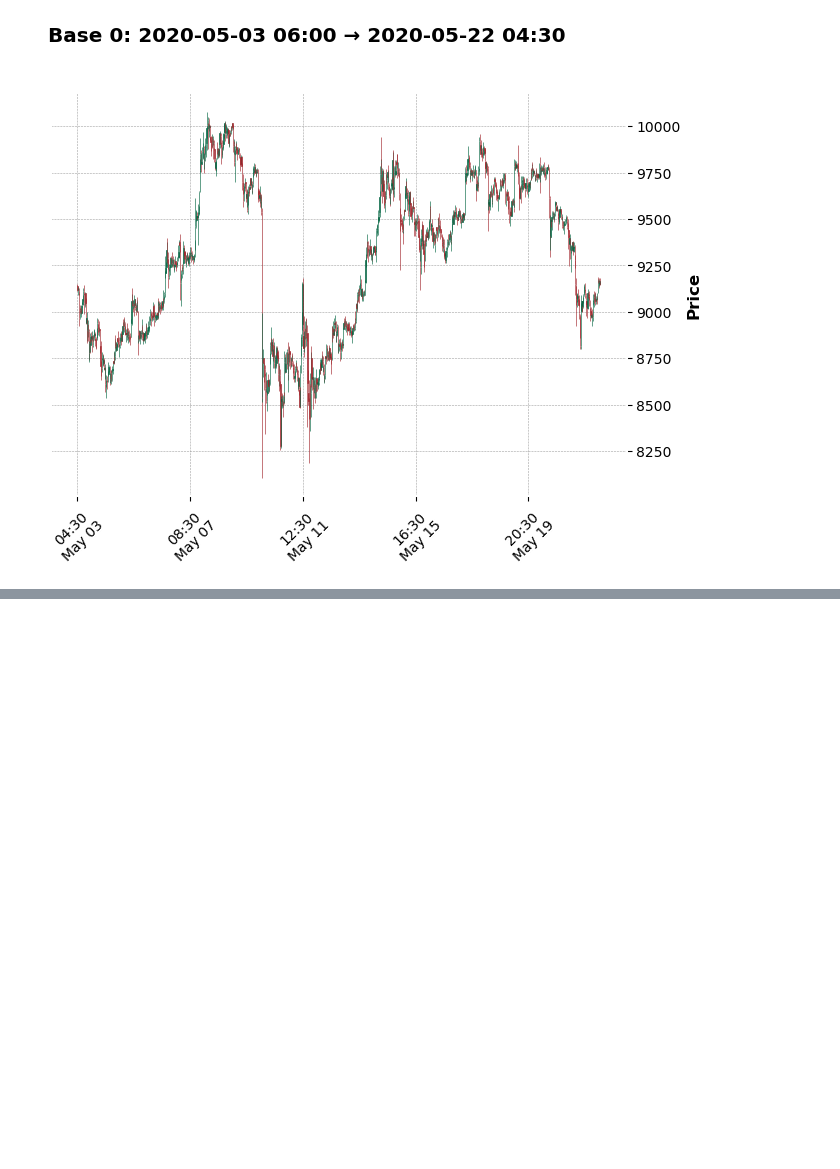
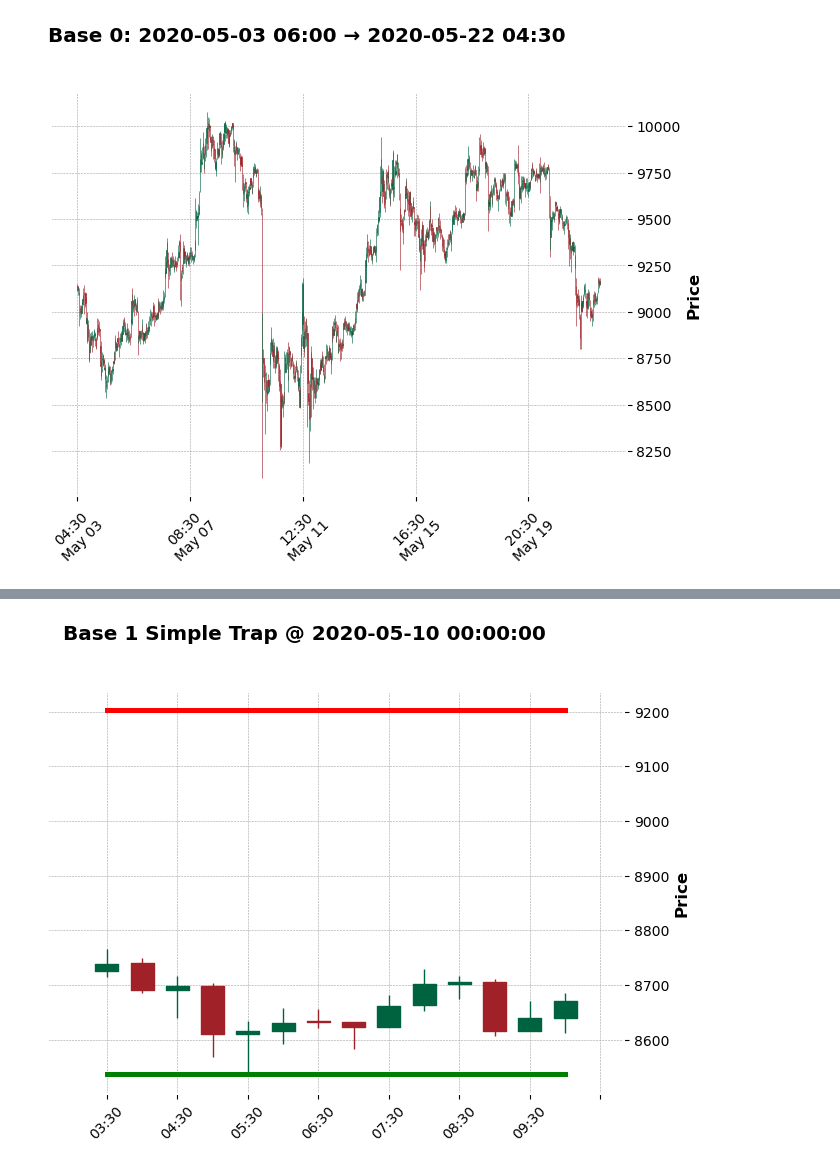
Before and after one commit to SarthakThakur0097/Crypto-analysis, a Jupyter notebook: main.ipynb, the cells around one changed output, grey strips where cells are left out. Saved outputs shown, nothing was run; the diff lists cells and outputs as text; code cells hidden in the pictures; blank space fills up the shorter version.

```diff
--- a/main.ipynb
+++ b/main.ipynb
@@ -872,0 +1211,80 @@ NameError: name 'bases' is not defined
+# %%
+# ─────────────────────────────────────────────────────────────────────────────
+# Jupyter cell: Simple Dip+Re‑entry Trap Scan & Plot (fixed with guard)
+# ─────────────────────────────────────────────────────────────────────────────
+
+import numpy as np
+import pandas as pd
+import mplfinance as mpf
+from modules.base_zone_detector import BaseZoneDetector
+
+# 1) Assume `df` is your 30 m BTC DataFrame with a datetime index,
+#    and open/high/low/close columns present.
+
+# 2) Detect bases
+bzd   = BaseZoneDetector(lookback_bars=6, equal_low_tol=0.001, min_pivots=2)
+bases = bzd.detect_bases(df)
+print(f"🔍 Scanning {len(bases)} bases for simple dip+re‑entry traps…")
+
+# 3) Find “dip + close back in” with tol=0.005
+tol   = 0.005
+found = []
+for pid, base in enumerate(bases):
+    low  = base['base_low']
+    endp = base['end_idx']
+    post = df.iloc[endp+1:]
+    mask = (post['low'] <= low * (1+tol)) & (post['close'] >= low)
+    if mask.any():
+        found.append((pid, post.index[mask][0]))
+
+print(f"✅ Found {len(found)} traps out of {len(bases)} bases.")
+if not found:
+    raise RuntimeError("No simple traps detected. Try increasing tol or changing lookback_bars.")
+
+# 4) Inspect the first hit
+pid, ts = found[0]
+base    = bases[pid]
+s, e    = base['start_idx'], base['end_idx']
+low, high = base['base_low'], base['base_high']
+
+# carve out a window ±4 bars before the end of the base for context
+start_ix = max(0, e - 4)
+end_ix   = e + 10
+window   = df.iloc[start_ix:end_ix].copy()
+
+# build the flat support/resistance lines
+ap = [
+    mpf.make_addplot([high]*len(window), color='red'),
+    mpf.make_addplot([low] *len(window), color='green'),
+]
+
+# Only add the scatter if the trap timestamp falls within our window
+if ts in window.index:
+    # create a full-length series of NaN, then mark the trap low
+    scatter = pd.Series(np.nan, index=window.index)
+    scatter.loc[ts] = window.loc[ts, 'low'] * 0.999
+
+    ap.append(
+        mpf.make_addplot(
+            data=scatter,
+            type='scatter',
+            marker='v',
+            markersize=100,
+            color='blue',
+            panel=0,
+            secondary_y=False
+        )
+    )
+
+# 5) Finally plot
+mpf.plot(
+    window[['open','high','low','close']],
+    type='candle',
+    style='charles',
+    addplot=ap,
+    title=f"Base {pid} Simple Trap @ {ts}",
+    volume=False,
+    warn_too_much_data=100
+)
+# ─────────────────────────────────────────────────────────────────────────────
+# %% [output]
@@ -872,0 +1293 @@ NameError: name 'bases' is not defined
+[figure, added]
```
Also changed, not shown: parts of 13 cells of this notebook, 9 other files.
